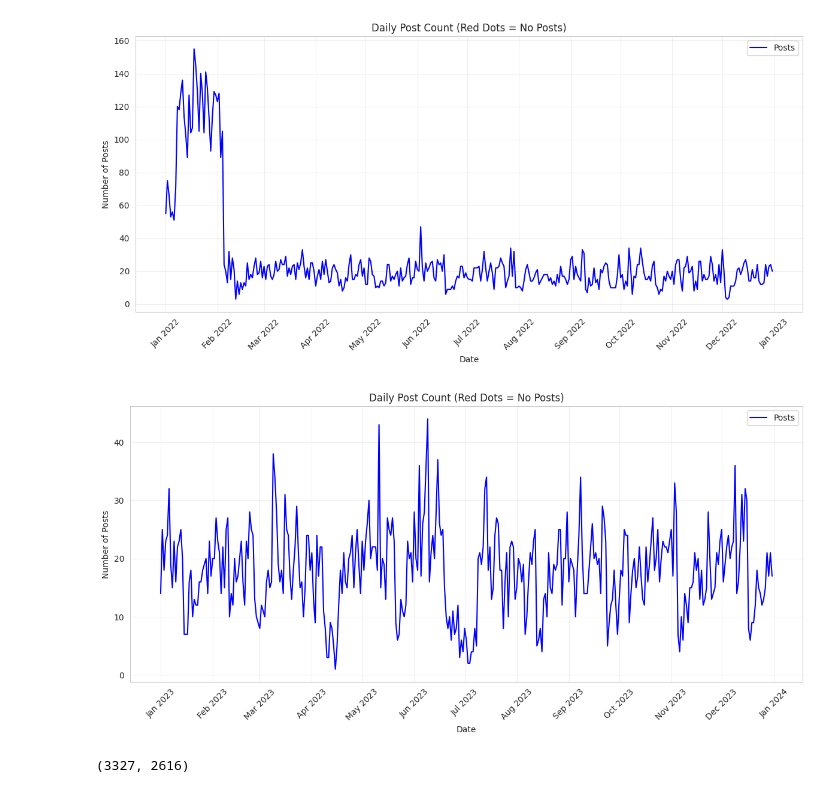
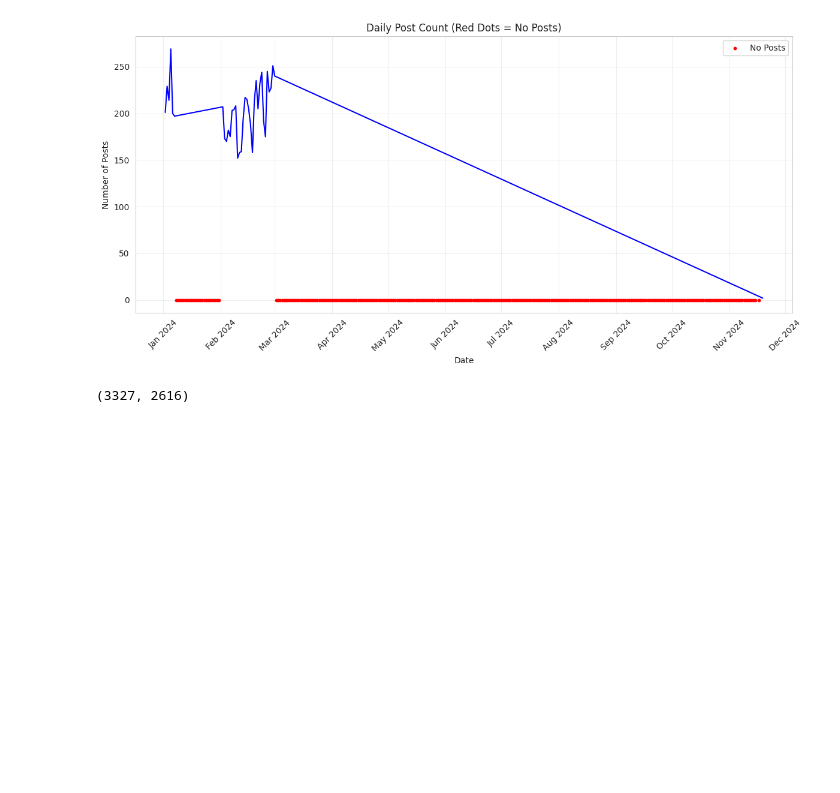
Before and after one commit to ERC-BIG-5/platform-clients, a Jupyter notebook: src/experiment/youtube_video_stats.ipynb, the cells around one changed output. Saved outputs shown, nothing was run; the diff lists cells and outputs as text; code cells hidden in the pictures; blank space fills up the shorter version.

```diff
--- a/src/experiment/youtube_video_stats.ipynb
+++ b/src/experiment/youtube_video_stats.ipynb
@@ -56,7 +60,6 @@ def get_year_counts(year: int) -> pd.Series:
 #get_year_counts(2022)
 # %%
 import matplotlib.dates as mdates
-
 
 def plot_daily_items(daily_counts: pd.Series):
     plt.figure(figsize=(12, 6))
@@ -65,20 +68,33 @@ def plot_daily_items(daily_counts: pd.Series):
     if not isinstance(daily_counts.index, pd.DatetimeIndex):
         daily_counts.index = pd.to_datetime(daily_counts.index)
 
-    sns.lineplot(data=daily_counts, color='blue', label='Posts')
+    # Filter out future dates
+    today = pd.Timestamp.now().normalize()
+    daily_counts = daily_counts[daily_counts.index <= today]
 
-    # Zero days highlight
+    # Fill missing dates with 0 only up to today
+    date_range = pd.date_range(start=daily_counts.index.min(),
+                             end=daily_counts.index.max())
+    daily_counts = daily_counts.reindex(date_range, fill_value=0)
+
+    # Create mask for non-zero values
+    non_zero = daily_counts[daily_counts > 0]
+
+    # Connect only consecutive days with data
+    mask = non_zero.index.to_series().diff() == pd.Timedelta('1 day')
+    plt.plot(non_zero[mask].index, non_zero[mask].values, color='blue')
+
+    # Plot zero values with red dots
     zero_days = daily_counts[daily_counts == 0]
     if not zero_days.empty:
         plt.scatter(zero_days.index, zero_days.values,
-                    color='red', s=10, label='No Posts',
-                    zorder=5)
+                   color='red', s=10, label='No Posts',
+                   zorder=5)
 
     plt.title('Daily Post Count (Red Dots = No Posts)')
     plt.xlabel('Date')
     plt.ylabel('Number of Posts')
 
-    # Improved x-axis labels
     plt.gca().xaxis.set_major_locator(mdates.MonthLocator())
     plt.gca().xaxis.set_major_formatter(mdates.DateFormatter('%b %Y'))
     plt.xticks(rotation=45)
@@ -105,14 +106,17 @@ Length: 365, dtype: int64
 # %%
 
-yc_2022 = get_year_counts(2022)
-plot = plot_daily_items(yc_2022)
-plot.show()
-yc_2023 = get_year_counts(2023)
-plot = plot_daily_items(yc_2023)
-plot.show()
+def vis_year(year: int):
+    yc = get_year_counts(year)
+    plot = plot_daily_items(yc)
+    plot.show()
+# yc_2023 = get_year_counts(2023)
+# plot = plot_daily_items(yc_2023)
+# plot.show()
+
+
+vis_year(2024)
 # %% [output]
-[figure, old version]
+[figure, new version]
-[figure, removed]
 # %%
 from sqlalchemy.orm import contains_eager
 
```
Also changed, not shown: parts of 2 cells of this notebook, 6 other files.
